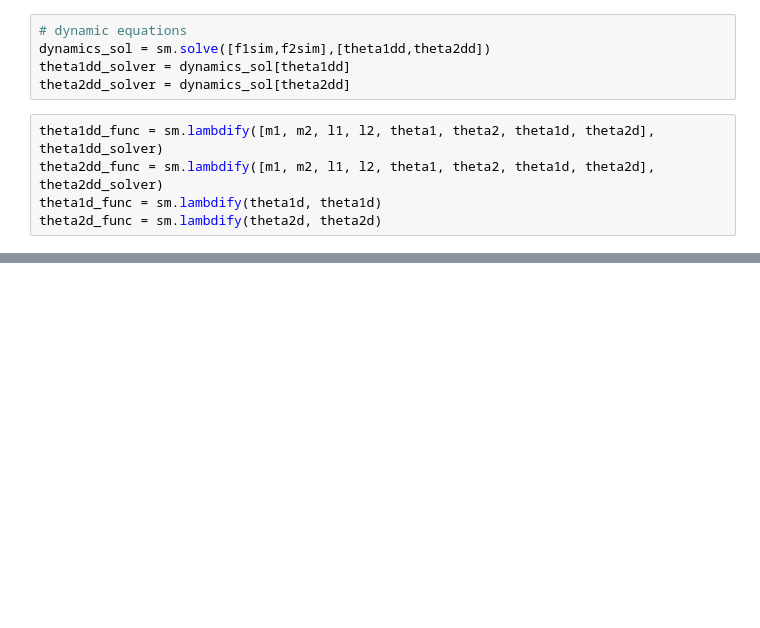
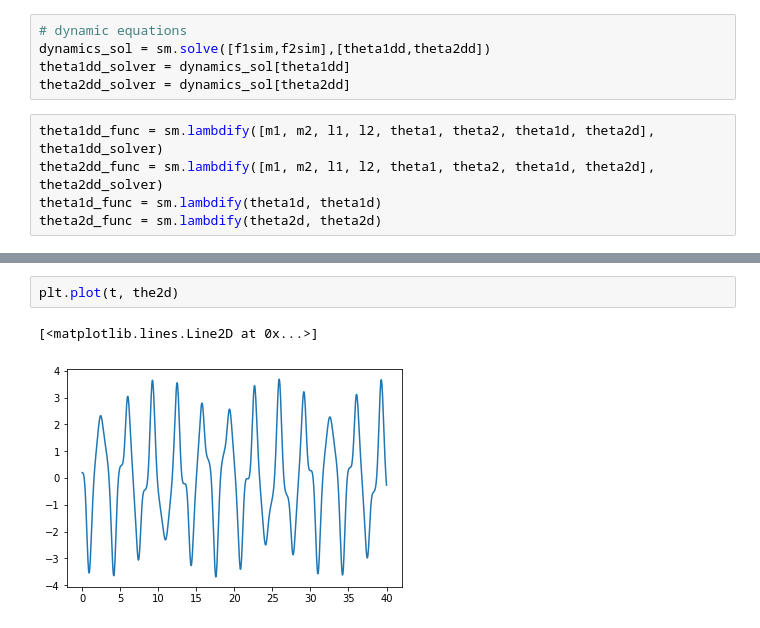
Before and after one commit to Eddy-Morgan/LG--2RP, a Jupyter notebook: 2rp_robot_dynamics_modelling.ipynb, the cells around one changed output, grey strips where cells are left out. Cells and saved outputs as stored; diff of their text form; blank space fills up the shorter version.

```diff
--- a/2rp_robot_dynamics_modelling.ipynb
+++ b/2rp_robot_dynamics_modelling.ipynb
@@ -147,0 +168,5 @@ array([[ 0.00000000e+00,  0.00000000e+00,  0.00000000e+00,
+# %%
+plt.plot(t, the2d)
+# %% [output]
+[<matplotlib.lines.Line2D at 0x...>]
+[figure, added]
```
Also changed, not shown: parts of 18 cells of this notebook, 2 other files.
